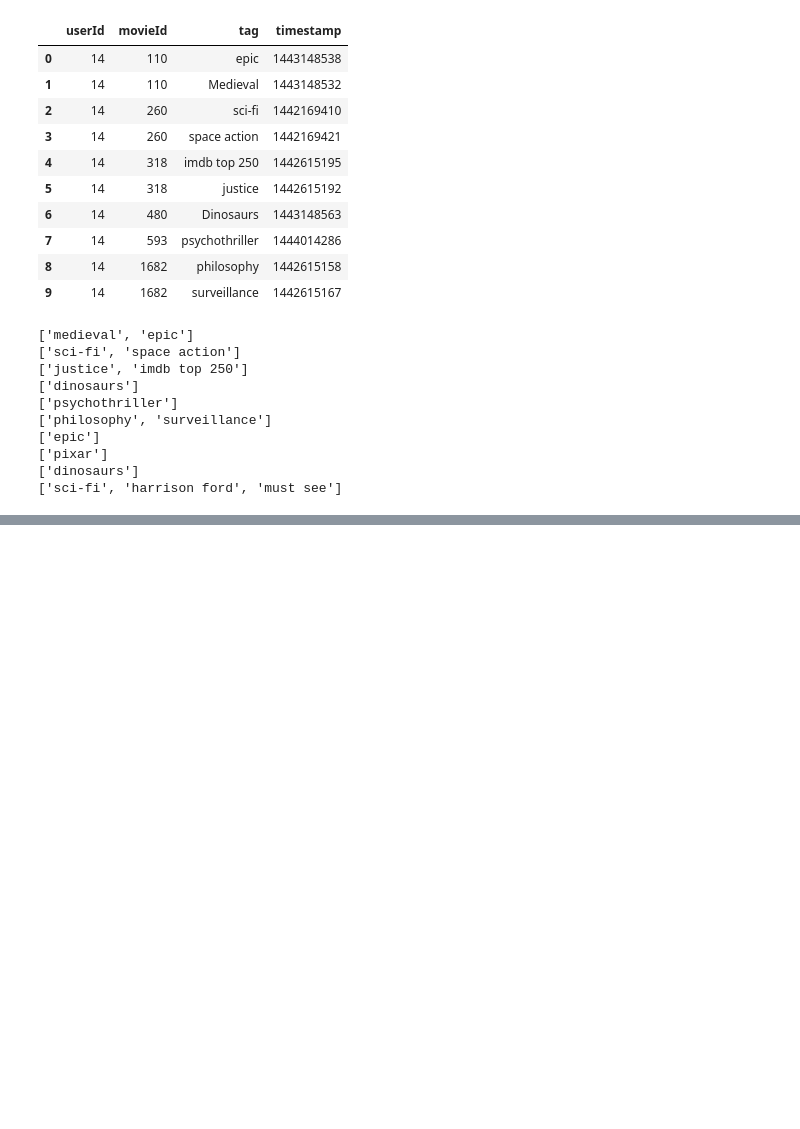
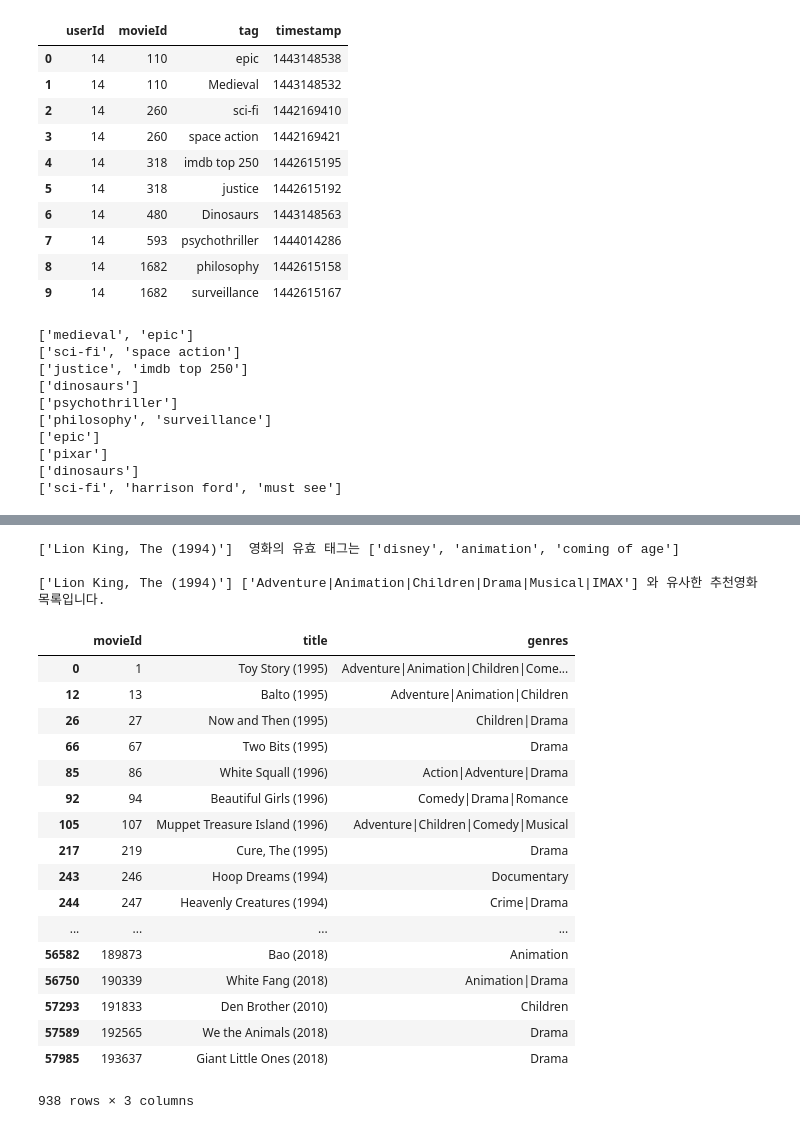
Before and after one commit to hyunwoongko/movie-recommender, a Jupyter notebook: src/word2vec_gensim/word2vec_gensim.ipynb, the cells around one changed output, grey strips where cells are left out. Cells and saved outputs as stored; diff of their text form; code cells hidden in the pictures; blank space fills up the shorter version.

```diff
--- a/src/word2vec_gensim/word2vec_gensim.ipynb
+++ b/src/word2vec_gensim/word2vec_gensim.ipynb
@@ -157,0 +179,36 @@ semantic_list
+# %%
+# -----------------TEST SECTION----------------
+movie = pd.read_csv('./data/movies_large.csv')
+movie_df = pd.DataFrame(movie)
+
+
+def recommend(movieId):
+    result = []
+    recommend_df = semantic_df[semantic_df['tag'].isin(get_movie_tag(movieId))]
+    recommend_df = recommend_df.drop('tag', axis=1)
+    recommend_df = recommend_df.drop_duplicates()
+    for data in recommend_df.values:
+        result.append(data[0])
+    return result
+# %% [output]
+['Lion King, The (1994)']  영화의 유효 태그는 ['disney', 'animation', 'coming of age']
+
+['Lion King, The (1994)'] ['Adventure|Animation|Children|Drama|Musical|IMAX'] 와 유사한 추천영화 목록입니다.
+|  | movieId | title | genres |
+| 0 | 1 | Toy Story (1995) | Adventure|Animation|Children|Come... |
+| 12 | 13 | Balto (1995) | Adventure|Animation|Children |
+| 26 | 27 | Now and Then (1995) | Children|Drama |
+| 66 | 67 | Two Bits (1995) | Drama |
+| 85 | 86 | White Squall (1996) | Action|Adventure|Drama |
+| 92 | 94 | Beautiful Girls (1996) | Comedy|Drama|Romance |
+| 105 | 107 | Muppet Treasure Island (1996) | Adventure|Children|Comedy|Musical |
+| 217 | 219 | Cure, The (1995) | Drama |
+| 243 | 246 | Hoop Dreams (1994) | Documentary |
+| 244 | 247 | Heavenly Creatures (1994) | Crime|Drama |
+| ... | ... | ... | ... |
+| 56582 | 189873 | Bao (2018) | Animation |
+| 56750 | 190339 | White Fang (2018) | Animation|Drama |
+| 57293 | 191833 | Den Brother (2010) | Children |
+| 57589 | 192565 | We the Animals (2018) | Drama |
+| 57985 | 193637 | Giant Little Ones (2018) | Drama |
+938 rows × 3 columns
```
Also changed, not shown: parts of 6 cells of this notebook.
